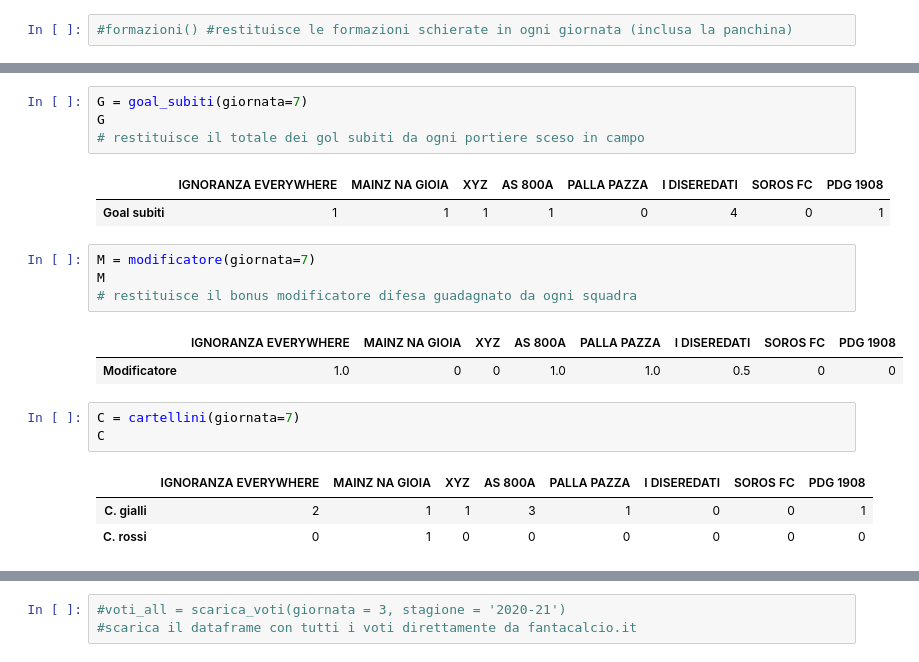
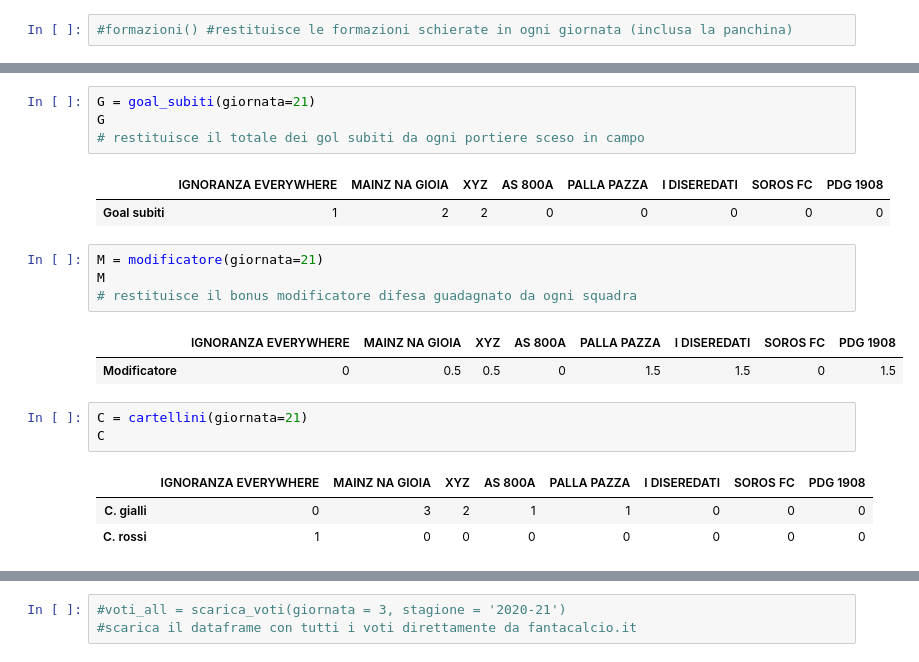
Before and after one commit to lucaagozzino/Fantapalla_simulazioni, a Jupyter notebook: IGNOBEL/IGNOBEL.ipynb, the cells around one changed output, grey strips where cells are left out. Saved outputs shown, nothing was run; the diff lists cells and outputs as text.

```diff
--- a/IGNOBEL/IGNOBEL.ipynb
+++ b/IGNOBEL/IGNOBEL.ipynb
@@ -28,22 +28,22 @@ V
 # %%
-G = goal_subiti(giornata=7)
+G = goal_subiti(giornata=21)
 G
 # restituisce il totale dei gol subiti da ogni portiere sceso in campo
 # %% [output]
 |  | IGNORANZA EVERYWHERE | MAINZ NA GIOIA | XYZ | AS 800A | PALLA PAZZA | I DISEREDATI | SOROS FC | PDG 1908 |
-| Goal subiti | 1 | 1 | 1 | 1 | 0 | 4 | 0 | 1 |
+| Goal subiti | 1 | 2 | 2 | 0 | 0 | 0 | 0 | 0 |
 # %%
-M = modificatore(giornata=7)
+M = modificatore(giornata=21)
 M
 # restituisce il bonus modificatore difesa guadagnato da ogni squadra
 # %% [output]
 |  | IGNORANZA EVERYWHERE | MAINZ NA GIOIA | XYZ | AS 800A | PALLA PAZZA | I DISEREDATI | SOROS FC | PDG 1908 |
-| Modificatore | 1.0 | 0 | 0 | 1.0 | 1.0 | 0.5 | 0 | 0 |
+| Modificatore | 0 | 0.5 | 0.5 | 0 | 1.5 | 1.5 | 0 | 1.5 |
 # %%
-C = cartellini(giornata=7)
+C = cartellini(giornata=21)
 C
 # %% [output]
 |  | IGNORANZA EVERYWHERE | MAINZ NA GIOIA | XYZ | AS 800A | PALLA PAZZA | I DISEREDATI | SOROS FC | PDG 1908 |
-| C. gialli | 2 | 1 | 1 | 3 | 1 | 0 | 0 | 1 |
-| C. rossi | 0 | 1 | 0 | 0 | 0 | 0 | 0 | 0 |
+| C. gialli | 0 | 3 | 2 | 1 | 1 | 0 | 0 | 0 |
+| C. rossi | 1 | 0 | 0 | 0 | 0 | 0 | 0 | 0 |
 # %%
```
Also changed, not shown: parts of 11 cells of this notebook, 22 other files.
